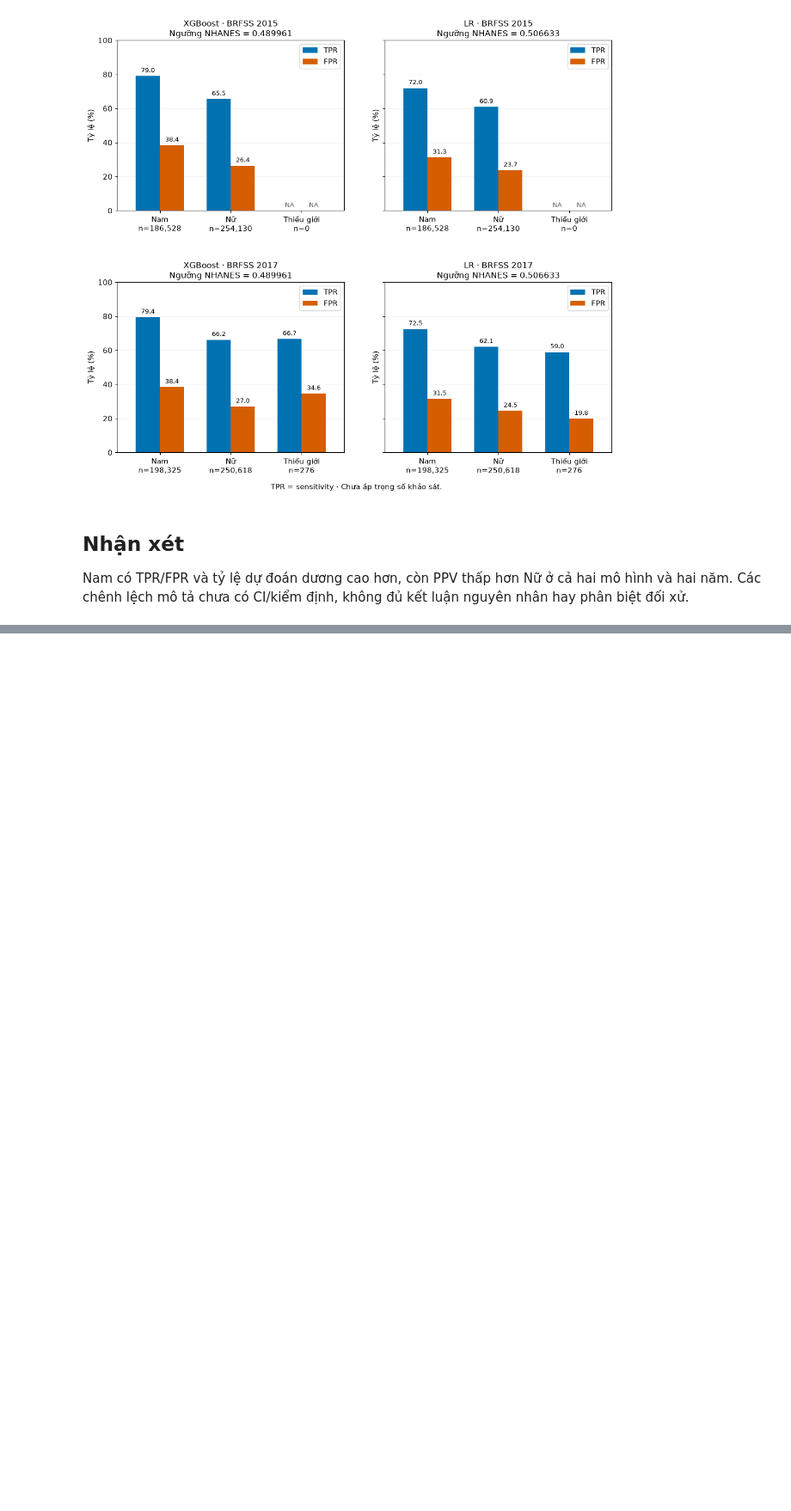
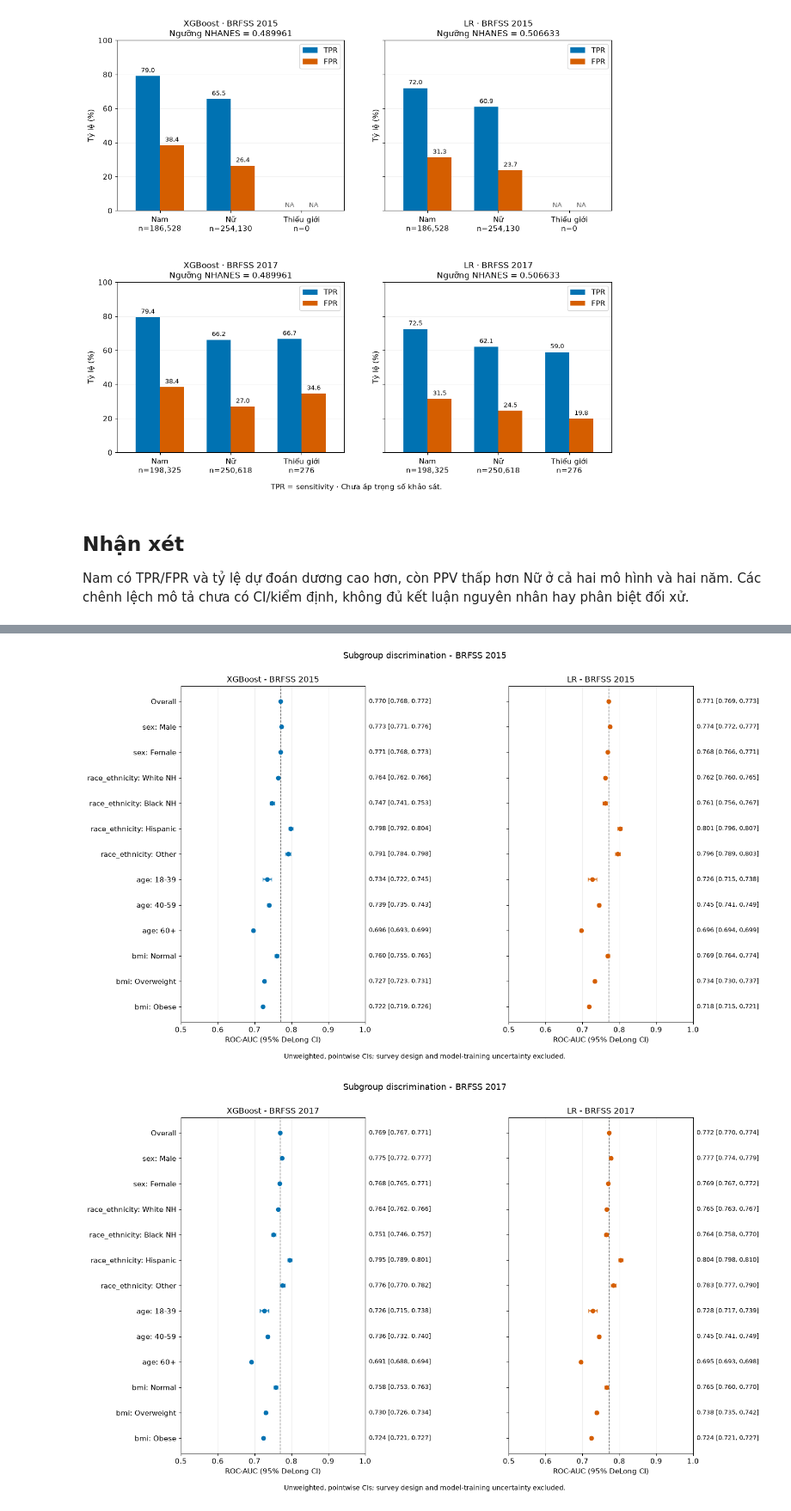
Before and after one commit to FeliksWatterson/diabetes-ml-fairness, a Jupyter notebook: diabetes-project/notebooks/05_fairness.ipynb, the cells around one changed output, grey strips where cells are left out. Shown at 86% size. Saved outputs shown, nothing was run; the diff lists cells and outputs as text; code cells hidden in the pictures; blank space fills up the shorter version.

```diff
--- a/diabetes-project/notebooks/05_fairness.ipynb
+++ b/diabetes-project/notebooks/05_fairness.ipynb
@@ -489,0 +681,16 @@ Các bảng và biểu đồ nằm trong `results/fairness/54c463bbe9079503/` v
+# %%
+# RESEARCH_TABLE_III: all groups, numeric CI and reference AUC differences
+research_table = research_group_metrics.copy()
+research_table["reference_group"] = research_table["attribute"].map(research_references).fillna("Overall")
+research_table["auc_reference"] = np.nan
+research_table["auc_delta_vs_reference"] = np.nan
+for (year, model, attribute), frame in research_table.groupby(["year", "model", "attribute"]):
+    if attribute == "overall":
+        continue
+    ref = frame.loc[frame["group"].eq(research_references[attribute]), "roc_auc"].iloc[0]
+    research_table.loc[frame.index, "auc_reference"] = ref
+    research_table.loc[frame.index, "auc_delta_vs_reference"] = frame["roc_auc"] - ref
+research_table["auc_95ci_display"] = research_table.apply(lambda r:
+    f"{r.roc_auc:.3f} ({r.auc_ci_lower:.3f}-{r.auc_ci_upper:.3f})" if pd.notna(r.auc_ci_lower) else "Undefined", axis=1)
+research_save(research_table, "table_iii_auc_by_group.csv")
+display(research_table[["year", "model", "attribute", "group", "n", "positive_rate", "auc_95ci_display", "auc_delta_vs_reference", "primary_comparison"]])
@@ -489,0 +715,31 @@ Các bảng và biểu đồ nằm trong `results/fairness/54c463bbe9079503/` v
+# %%
+# RESEARCH_FOREST_PLOT: external discrimination across prespecified groups
+forest_order = [("overall", "Overall")] + [(a, g) for a in research_specs for g in research_comparisons[a]]
+forest_labels = ["Overall"] + [f"{a}: {g}" for a in research_specs for g in research_comparisons[a]]
+for year in [2015, 2017]:
+    fig, axes = plt.subplots(1, 2, figsize=(17, 9), sharey=True)
+    for ax, model, color in zip(axes, ["XGBoost", "LR"], ["#0072B2", "#D55E00"]):
+        frame = research_table.query("year == @year and model == @model").set_index(["attribute", "group"]).reindex(forest_order)
+        y = np.arange(len(frame))
+        valid = frame["auc_ci_lower"].notna()
+        values = frame.loc[valid, "roc_auc"].to_numpy()
+        errors = np.vstack([values - frame.loc[valid, "auc_ci_lower"].to_numpy(), frame.loc[valid, "auc_ci_upper"].to_numpy() - values])
+        ax.errorbar(values, y[valid], xerr=errors, fmt="o", color=color, capsize=3)
+        ax.axvline(frame.loc[("overall", "Overall"), "roc_auc"], ls="--", color="#777777", lw=1)
+        for pos, row in enumerate(frame.itertuples()):
+            label = f"{row.roc_auc:.3f} [{row.auc_ci_lower:.3f}, {row.auc_ci_upper:.3f}]" if np.isfinite(row.auc_ci_lower) else "NA"
+            ax.text(1.02, pos, label, transform=ax.get_yaxis_transform(), va="center", fontsize=9)
+        ax.set(yticks=y, yticklabels=forest_labels, xlim=(0.5, 1), xlabel="ROC-AUC (95% DeLong CI)", title=f"{model} - BRFSS {year}")
+        ax.grid(axis="x", alpha=.2)
+    axes[0].invert_yaxis()
+    fig.subplots_adjust(left=.20, right=.83, bottom=.12, top=.90, wspace=.78)
+    fig.suptitle(f"Subgroup discrimination - BRFSS {year}")
+    fig.text(.5, .035, "Unweighted, pointwise CIs; survey design and model-training uncertainty excluded.", ha="center", fontsize=10)
+    path = research_figures / f"forest_auc_{year}.png"
+    fig.savefig(path, dpi=180)
+    research_outputs.append(path)
+    plt.show()
+    plt.close(fig)
+# %% [output]
+[figure, added]
+[figure, added]
```
Also changed, not shown: parts of 28 cells of this notebook, 30 other files.
